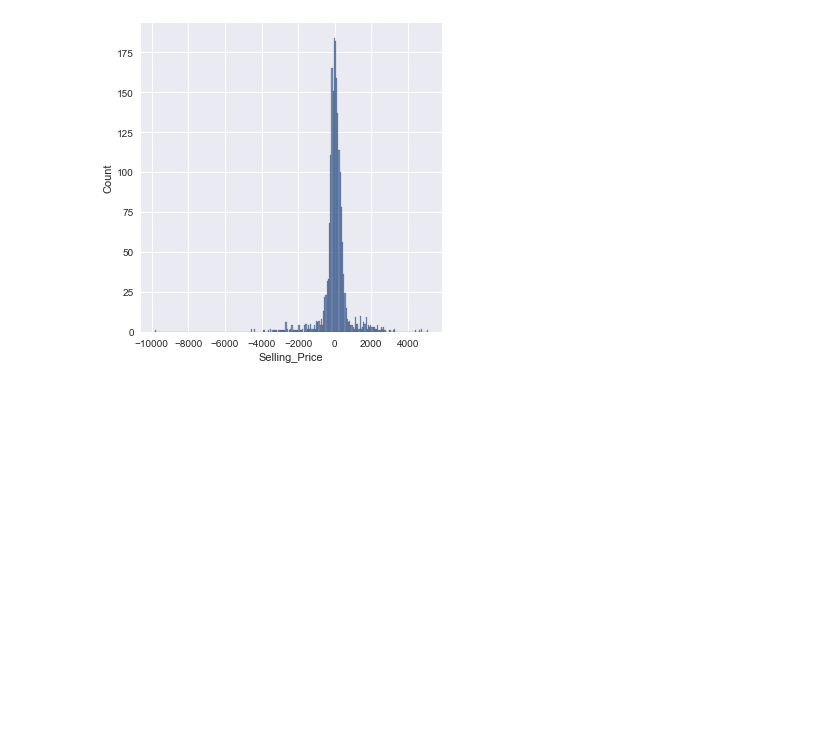
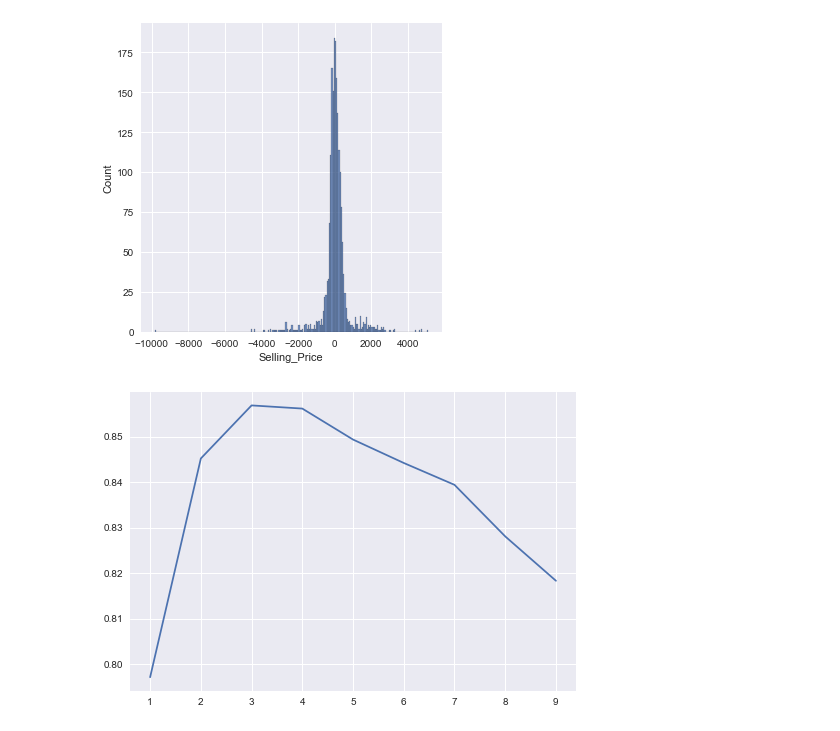
Before and after one commit to AnushaNarayananP/class-lectures-track-1-ml, a Jupyter notebook: Linear Regression practice sales.ipynb, the cells around one changed output. Saved outputs shown, nothing was run; the diff lists cells and outputs as text; code cells hidden in the pictures; blank space fills up the shorter version.

```diff
--- a/Linear Regression practice sales.ipynb
+++ b/Linear Regression practice sales.ipynb
@@ -424,3 +424,16 @@ sns.displot(y_test-y_pred)
 # %% [output]
 <seaborn.axisgrid.FacetGrid at 0x...>
 [figure]
+# %%
+X_train, X_test, y_train, y_test = train_test_split(scaled_data, y, test_size=0.33, random_state=42)
+from sklearn.neighbors import KNeighborsRegressor
+# %%
+score_list =[]
+for i in range(1,10):
+    knn=KNeighborsRegressor(n_neighbors=i)
+    knn.fit(X_train,y_train)
+    score_list.append(knn.score(X_test,y_test))
+plt.plot(range(1,10),score_list)
+plt.show()
+# %% [output]
+[figure, added]
```
Also changed, not shown: 8 other files.
